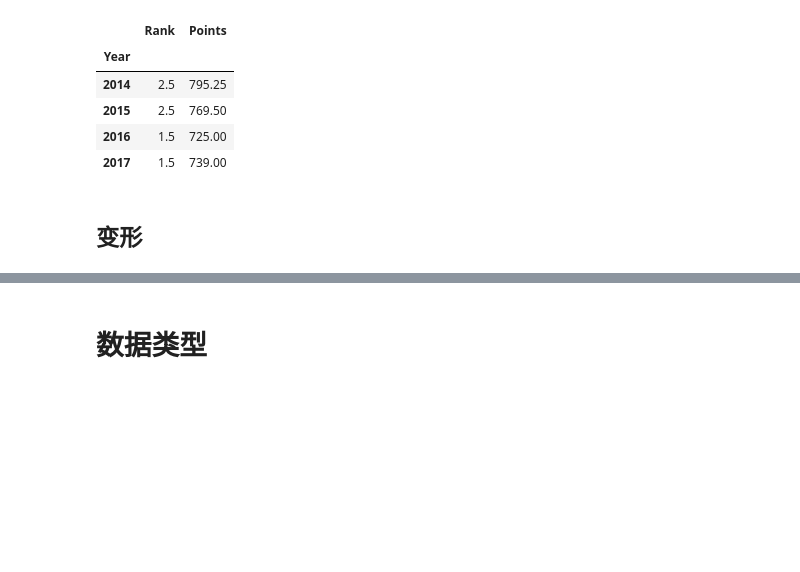
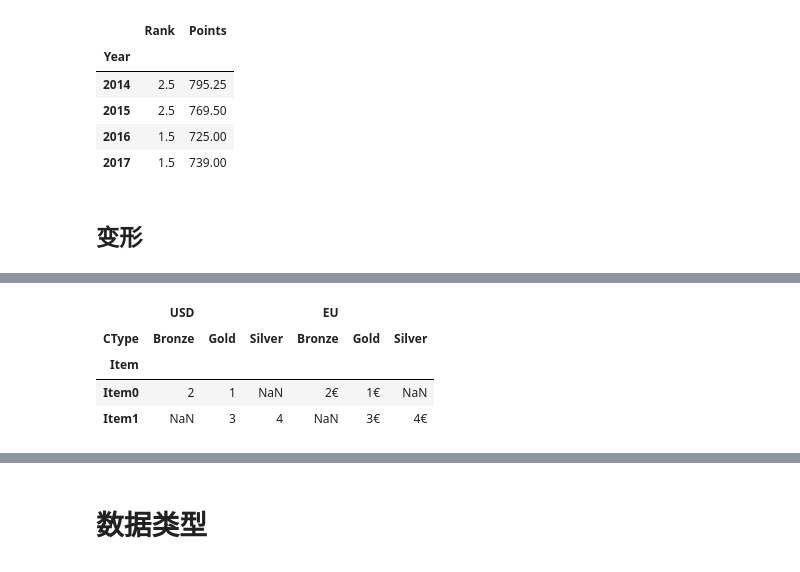
Before and after one commit to maoweixy/AI, a Jupyter notebook: Snippet/Pandas_Snippet.ipynb, the cells around one changed output, grey strips where cells are left out. Saved outputs shown, nothing was run; the diff lists cells and outputs as text; code cells hidden in the pictures; blank space fills up the shorter version.

```diff
--- a/Snippet/Pandas_Snippet.ipynb
+++ b/Snippet/Pandas_Snippet.ipynb
@@ -841,0 +982,6 @@ group_year[['Rank','Points']].apply(lambda x:x.mean())
+# %%
+df = pd.DataFrame({'Item': ['Item0', 'Item0', 'Item1', 'Item1'],
+    'CType':['Gold', 'Bronze', 'Gold', 'Silver'],
+    'USD':['1',  '2',  '3',  '4'],
+    'EU':['1€', '2€', '3€', '4€']})
+df
@@ -841,0 +994,16 @@ group_year[['Rank','Points']].apply(lambda x:x.mean())
+# %%
+# df.pivot(index='Item', columns='CType', values='USD')
+df.pivot(index='Item', columns='CType')
+
+
+#pivot不支持聚合，多个values会产生multiple index
+# df_pivot = df.pivot(index='foo', columns='bar')
+# df_pivot
+# df_pivot.columns
+# df_pivot.info()
+# %% [output]
+|  | USD |  |  | EU |  |  |
+| CType | Bronze | Gold | Silver | Bronze | Gold | Silver |
+| Item |  |  |  |  |  |  |
+| Item0 | 2 | 1 | NaN | 2€ | 1€ | NaN |
+| Item1 | NaN | 3 | 4 | NaN | 3€ | 4€ |
```
Also changed, not shown: parts of 19 cells of this notebook.
